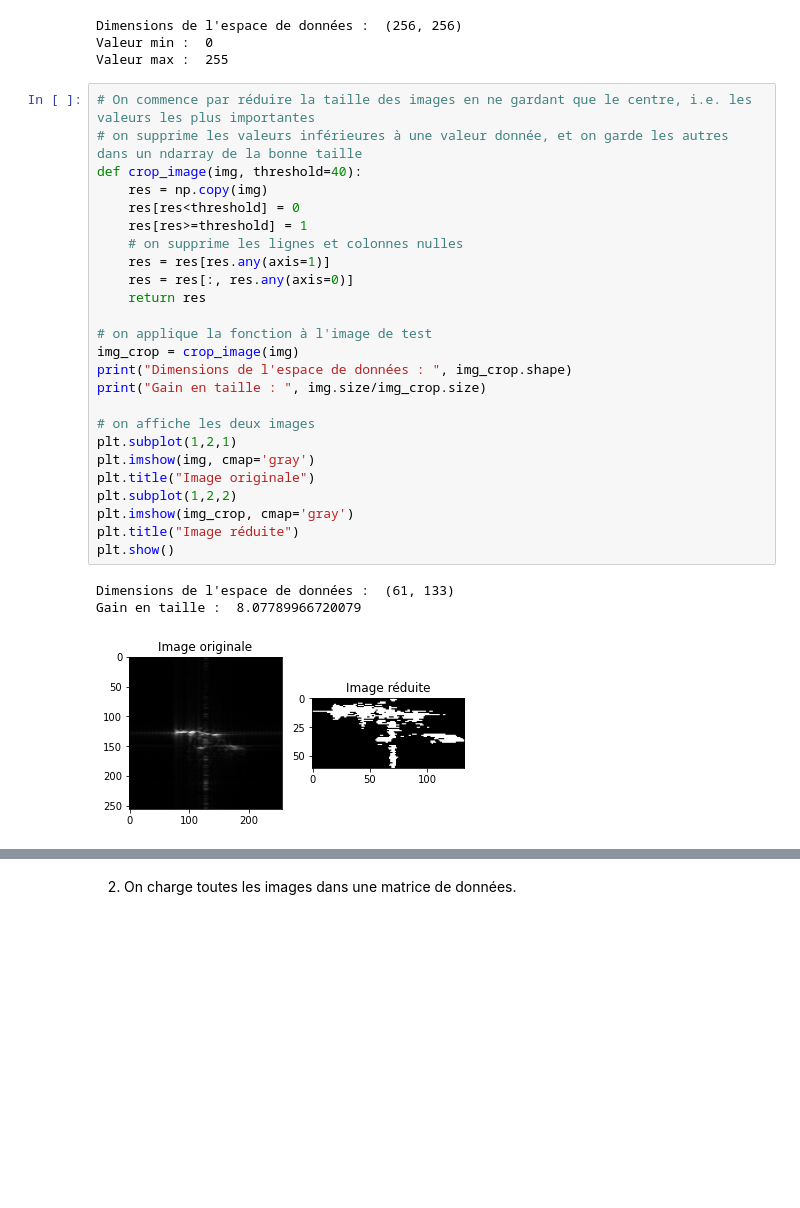
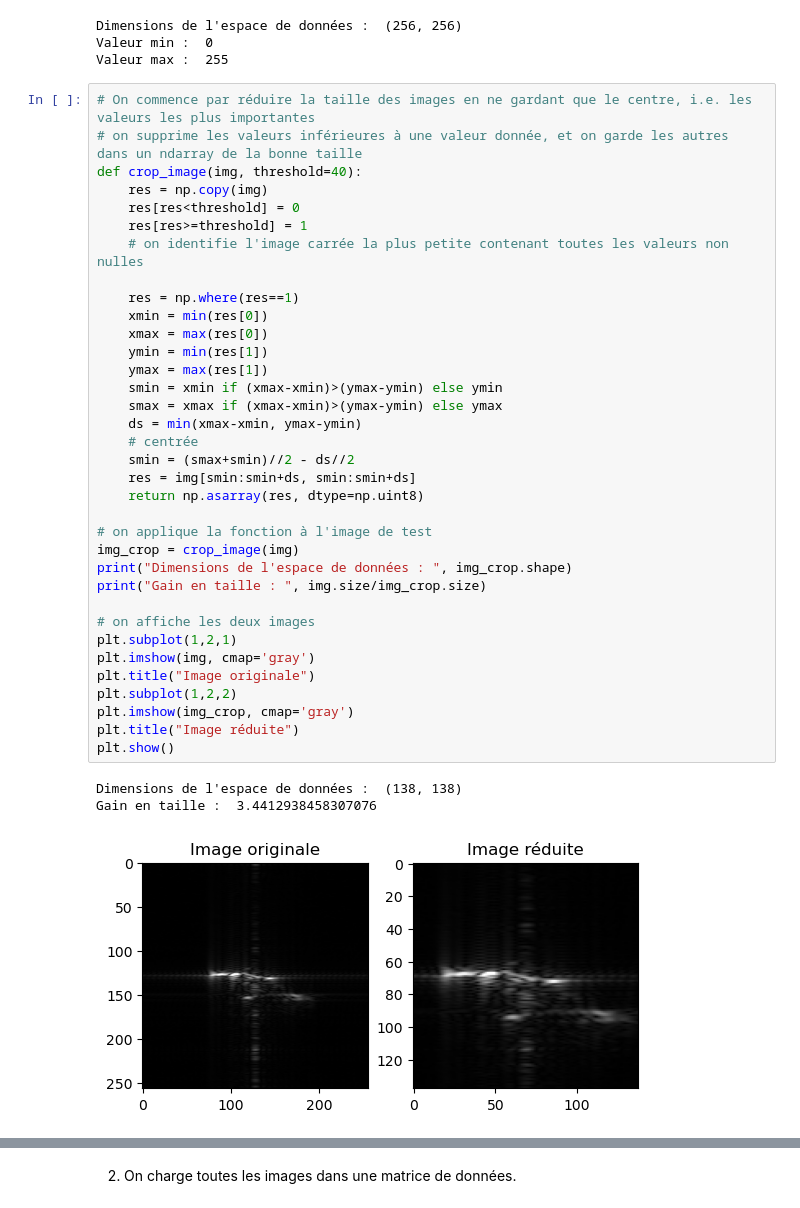
Before and after one commit to thomas40510/MLMythe, a Jupyter notebook: BE-noté/BE noté PRV.ipynb, the cells around one changed output, grey strips where cells are left out. Cells and saved outputs as stored; diff of their text form; blank space fills up the shorter version.

```diff
--- a/BE-noté/BE noté PRV.ipynb
+++ b/BE-noté/BE noté PRV.ipynb
@@ -48,30 +48,40 @@ Valeur max :  255
 # %%
 # On commence par réduire la taille des images en ne gardant que le centre, i.e. les valeurs les plus importantes
 # on supprime les valeurs inférieures à une valeur donnée, et on garde les autres dans un ndarray de la bonne taille
 def crop_image(img, threshold=40):
     res = np.copy(img)
     res[res<threshold] = 0
     res[res>=threshold] = 1
-    # on supprime les lignes et colonnes nulles
-    res = res[res.any(axis=1)]
-    res = res[:, res.any(axis=0)]
-    return res
+    # on identifie l'image carrée la plus petite contenant toutes les valeurs non nulles
+
+    res = np.where(res==1)
+    xmin = min(res[0])
+    xmax = max(res[0])
+    ymin = min(res[1])
+    ymax = max(res[1])
+    smin = xmin if (xmax-xmin)>(ymax-ymin) else ymin
+    smax = xmax if (xmax-xmin)>(ymax-ymin) else ymax
+    ds = min(xmax-xmin, ymax-ymin)
+    # centrée
+    smin = (smax+smin)//2 - ds//2
+    res = img[smin:smin+ds, smin:smin+ds]
+    return np.asarray(res, dtype=np.uint8)
 
 # on applique la fonction à l'image de test
 img_crop = crop_image(img)
 print("Dimensions de l'espace de données : ", img_crop.shape)
 print("Gain en taille : ", img.size/img_crop.size)
 
 # on affiche les deux images
 plt.subplot(1,2,1)
 plt.imshow(img, cmap='gray')
 plt.title("Image originale")
 plt.subplot(1,2,2)
 plt.imshow(img_crop, cmap='gray')
 plt.title("Image réduite")
 plt.show()
 # %% [output]
-Dimensions de l'espace de données :  (61, 133)
-Gain en taille :  8.07789966720079
+Dimensions de l'espace de données :  (138, 138)
+Gain en taille :  3.4412938458307076
-[figure, old version]
+[figure, new version]
 # %%
```
Also changed, not shown: parts of 16 cells of this notebook.
